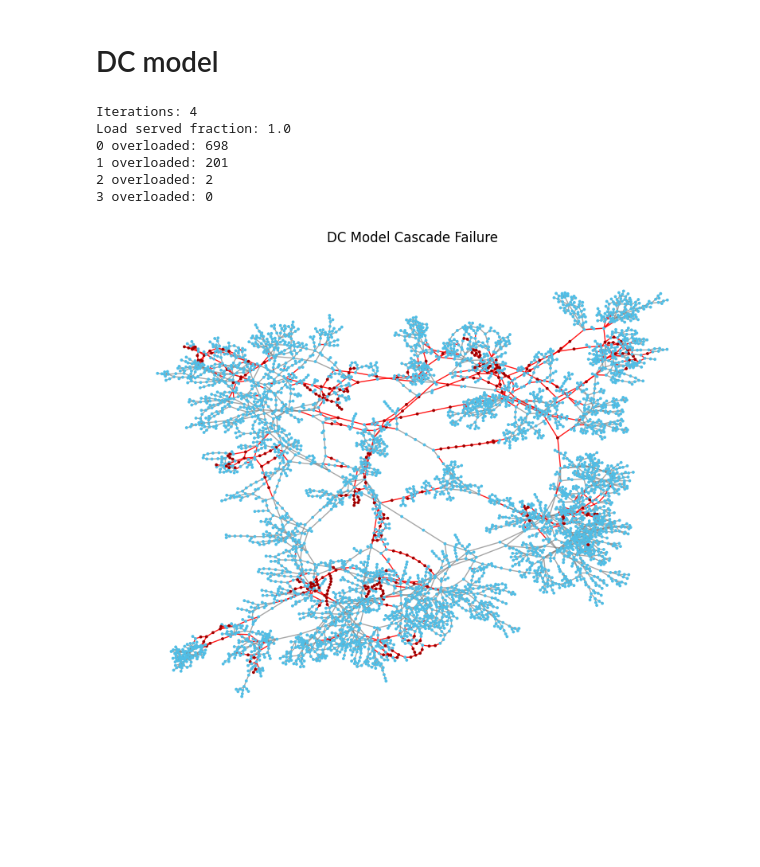
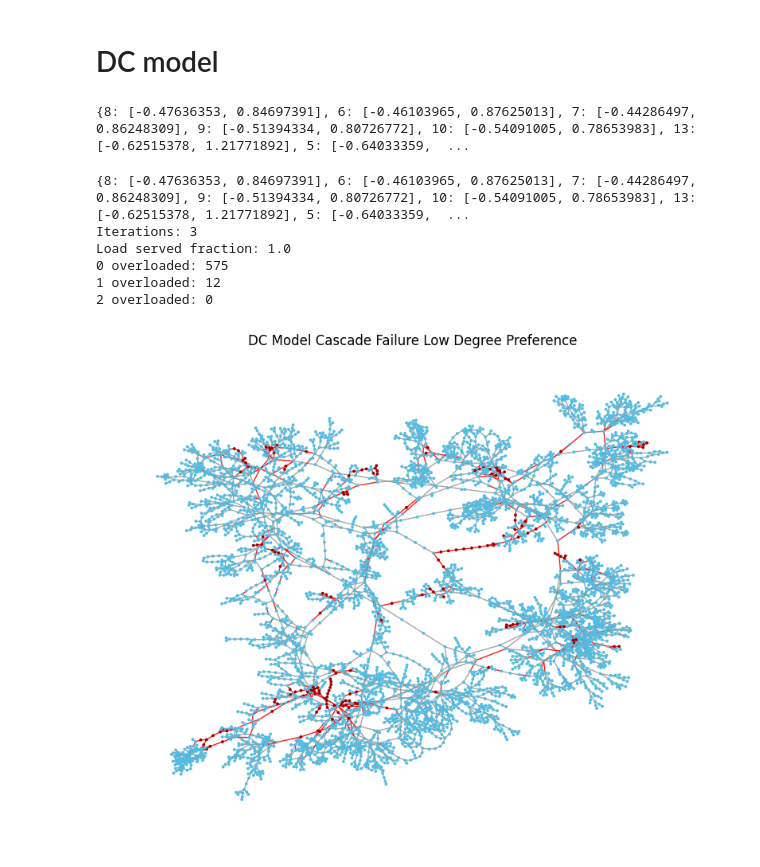
Before and after one commit to OctoPanna/western-us-power-grid, a Jupyter notebook: cascade.ipynb, the cells around one changed output. Saved outputs shown, nothing was run; the diff lists cells and outputs as text; code cells hidden in the pictures; blank space fills up the shorter version.

```diff
--- a/cascade.ipynb
+++ b/cascade.ipynb
@@ -56,6 +51,8 @@ After attack: 4941 nodes, 6593 edges
 # %% [markdown]
 # DC model
 # %%
+assign_grid_attributes(G, degree_preference="high")
+
 result_after_attack = cascade_simulation(G0=G)
 
 print("Iterations:", len(result_after_attack['history']))
@@ -67,15 +64,32 @@ failed_edges = []
 for step in result_after_attack['history']:
     failed_edges.extend(step['overloaded_edges'])
 
-draw_graph_after_failure(G_before=G, G_after=result_after_attack['graph'], failed_edges=failed_edges, title="DC Model Cascade Failure")
+draw_graph_after_failure(G_before=G, G_after=result_after_attack['graph'], failed_edges=failed_edges, title="DC Model Cascade Failure High Degree Preference")
 # %% [output]
-Iterations: 4
-Load served fraction: 1.0
-0 overloaded: 698
-1 overloaded: 201
-2 overloaded: 2
-3 overloaded: 0
+{8: [-0.47636353, 0.84697391], 6: [-0.46103965, 0.87625013], 7: [-0.44286497, 0.86248309], 9: [-0.51394334, 0.80726772], 10: [-0.54091005, 0.78653983], 13: [-0.62515378, 1.21771892], 5: [-0.64033359,  ...
-[figure, removed]
+# %%
+assign_grid_attributes(G, degree_preference="low")
+
+result_after_attack = cascade_simulation(G0=G)
+
+print("Iterations:", len(result_after_attack['history']))
+print("Load served fraction:", result_after_attack['load_served_fraction'])
+for h in result_after_attack['history']:
+    print(h['iteration'], "overloaded:", h['overloaded_count'])
+
+failed_edges = []
+for step in result_after_attack['history']:
+    failed_edges.extend(step['overloaded_edges'])
+
+draw_graph_after_failure(G_before=G, G_after=result_after_attack['graph'], failed_edges=failed_edges, title="DC Model Cascade Failure Low Degree Preference")
+# %% [output]
+{8: [-0.47636353, 0.84697391], 6: [-0.46103965, 0.87625013], 7: [-0.44286497, 0.86248309], 9: [-0.51394334, 0.80726772], 10: [-0.54091005, 0.78653983], 13: [-0.62515378, 1.21771892], 5: [-0.64033359,  ...
+Iterations: 3
+Load served fraction: 1.0
+0 overloaded: 575
+1 overloaded: 12
+2 overloaded: 0
+[figure, added]
 # %%
 result_after_attack = cascade_simulation(G0=G, trip_threshold=1.2)
 
```
Also changed, not shown: parts of 7 cells of this notebook, 1 other file.
